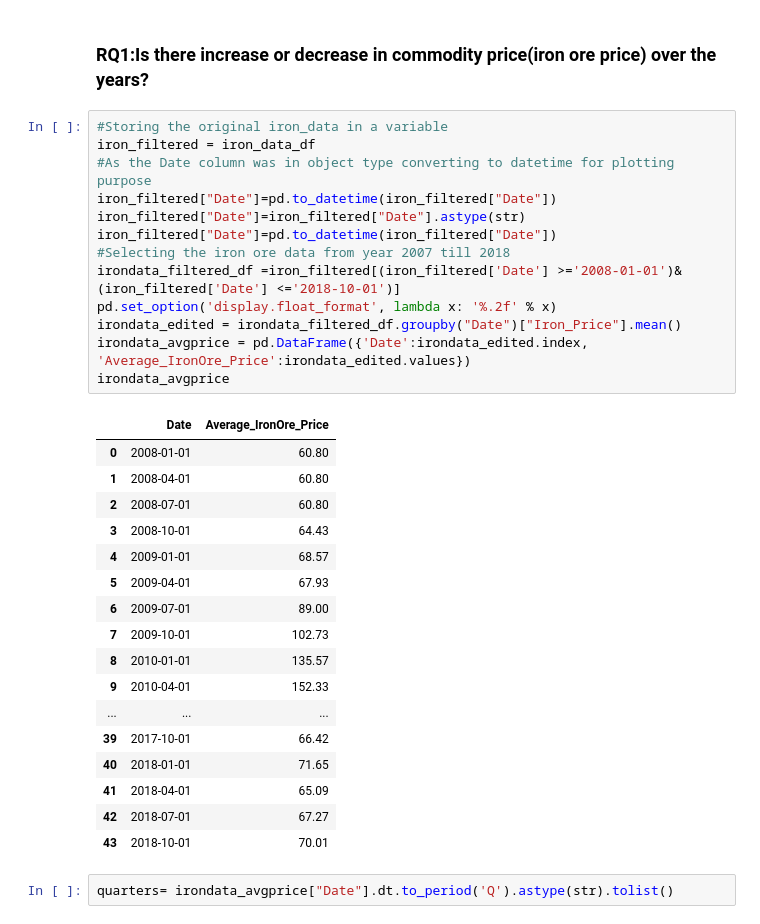
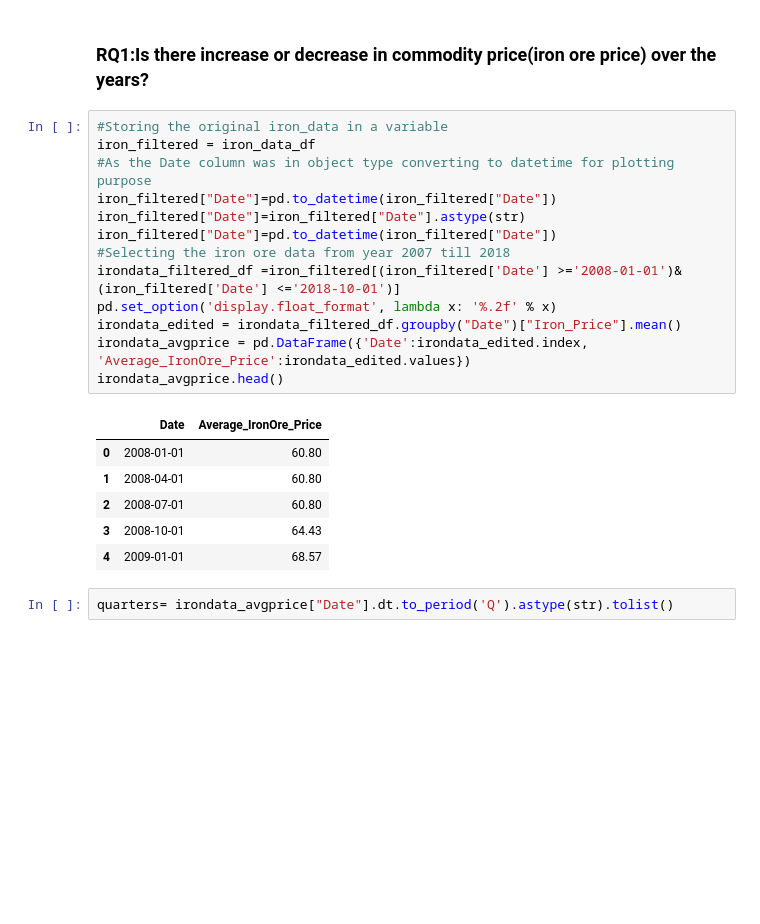
Before and after one commit to Shreestina/Impact-Of-Iron-ore-Price-on-Housing-Prices, a Jupyter notebook: Data/House_Commodities_Data_Analysis.ipynb, the cells around one changed output. Drawn from its saved outputs; the diff is of its cells as text; blank space fills up the shorter version.

```diff
--- a/Data/House_Commodities_Data_Analysis.ipynb
+++ b/Data/House_Commodities_Data_Analysis.ipynb
@@ -20,34 +20,23 @@ four_bed_two_bath = pd.read_csv('Outputs/four_bed_two_bath_housing.csv')
 # %%
 #Storing the original iron_data in a variable
 iron_filtered = iron_data_df
 #As the Date column was in object type converting to datetime for plotting purpose
 iron_filtered["Date"]=pd.to_datetime(iron_filtered["Date"])
 iron_filtered["Date"]=iron_filtered["Date"].astype(str)
 iron_filtered["Date"]=pd.to_datetime(iron_filtered["Date"])
 #Selecting the iron ore data from year 2007 till 2018
 irondata_filtered_df =iron_filtered[(iron_filtered['Date'] >='2008-01-01')& (iron_filtered['Date'] <='2018-10-01')]
 pd.set_option('display.float_format', lambda x: '%.2f' % x)
 irondata_edited = irondata_filtered_df.groupby("Date")["Iron_Price"].mean()
 irondata_avgprice = pd.DataFrame({'Date':irondata_edited.index, 'Average_IronOre_Price':irondata_edited.values})
-irondata_avgprice
+irondata_avgprice.head()
 # %% [output]
 |  | Date | Average_IronOre_Price |
 | 0 | 2008-01-01 | 60.80 |
 | 1 | 2008-04-01 | 60.80 |
 | 2 | 2008-07-01 | 60.80 |
 | 3 | 2008-10-01 | 64.43 |
 | 4 | 2009-01-01 | 68.57 |
-| 5 | 2009-04-01 | 67.93 |
-| 6 | 2009-07-01 | 89.00 |
-| 7 | 2009-10-01 | 102.73 |
-| 8 | 2010-01-01 | 135.57 |
-| 9 | 2010-04-01 | 152.33 |
-| ... | ... | ... |
-| 39 | 2017-10-01 | 66.42 |
-| 40 | 2018-01-01 | 71.65 |
-| 41 | 2018-04-01 | 65.09 |
-| 42 | 2018-07-01 | 67.27 |
-| 43 | 2018-10-01 | 70.01 |
 # %%
 quarters= irondata_avgprice["Date"].dt.to_period('Q').astype(str).tolist()
 # %%
```
Also changed, not shown: parts of 3 cells of this notebook.
